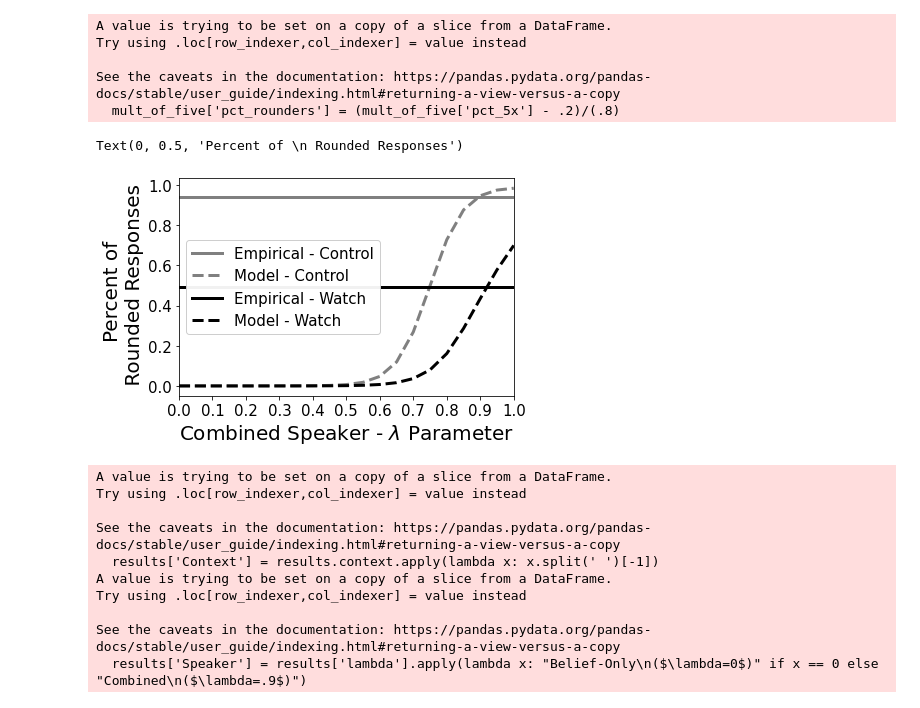
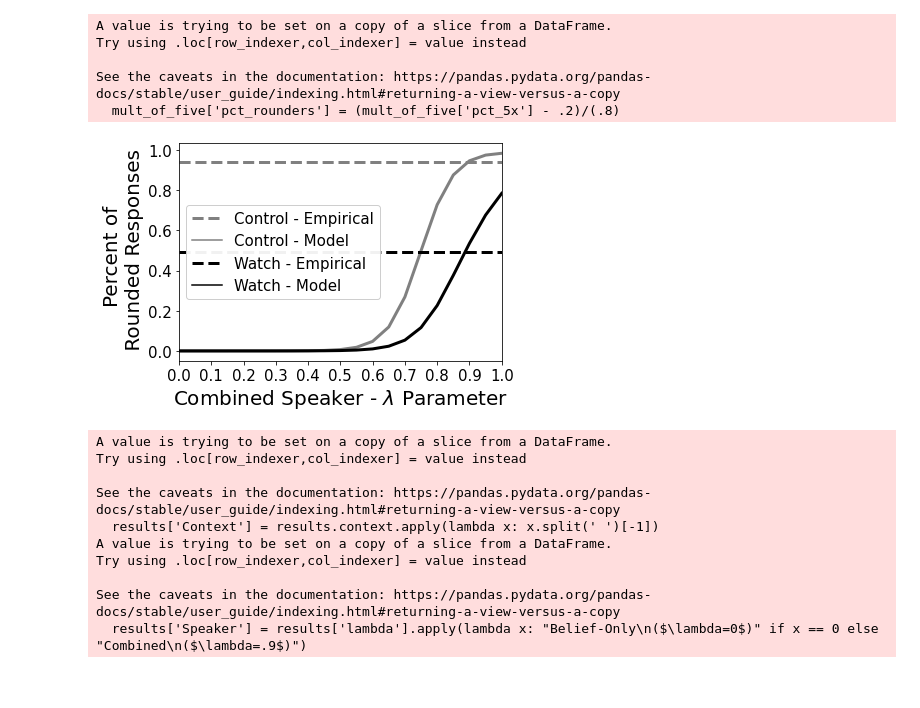
Before and after one commit to tsumers/relevance, a Jupyter notebook: simulation-analysis.ipynb, the cells around one changed output. Cells and saved outputs as stored; diff of their text form; code cells hidden in the pictures.

Commit message:
simulation updates from author response

```diff
--- a/simulation-analysis.ipynb
+++ b/simulation-analysis.ipynb
@@ -96,0 +190,12 @@ for i, ax in enumerate(g.axes.flat):
+# %%
+data = json.load(open('ex2-grid-results.json'))
+ex2_sweep_df = load_results(data)
+ex2_sweep_df.rename({'response_time':'lecture_start'}, axis=1, inplace=True)
+
+# No utterance costs
+ex2_sweep_df = ex2_sweep_df[~ex2_sweep_df.includeUttCost]
+
+# Round lambdas
+ex2_sweep_df['lambda'] = ex2_sweep_df['lambda'].round(1)
+
+late_prob = ex2_sweep_df[ex2_sweep_df.lecture_start == '5:05']
@@ -119,10 +302,10 @@ script = '{} --require webppl-json'.format(ex3_path)
 # %% [output]
 undefined
 # %%
-data = json.load(open('ex3-results-regular.json'))
+data = json.load(open('ex3-results-regular-new.json'))
 df_regular = load_results(data)
-df_regular['context'] = 'Model - Control'
+df_regular['context'] = 'Control - Model'
 
 data = json.load(open('ex3-results-watch-setting.json'))
 df_watch = load_results(data)
-df_watch['context'] = 'Model - Watch'
+df_watch['context'] = 'Watch - Model'
@@ -129,7 +328,7 @@ df_watch['context'] = 'Model - Watch'
 # %%
 df = pd.concat([df_regular, df_watch])
 df['5x_resp'] = df.response_time % 5 == 0
-df['lambda'] = df['lambda'].round(2)
+df['lambda'] = df['lambda'].round(3)
 # %%
 multiples_by_params = df.groupby(['alpha', 'lambda', 'context', '5x_resp']).prob.sum() / 5
 
@@ -145,35 +344,39 @@ Try using .loc[row_indexer,col_indexer] = value instead
 See the caveats in the documentation: https://pandas.pydata.org/pandas-docs/stable/user_guide/indexing.html#returning-a-view-versus-a-copy
   mult_of_five['pct_rounders'] = (mult_of_five['pct_5x'] - .2)/(.8)
 # %%
-ax = sns.lineplot(data=mult_of_five, x='lambda', y='pct_rounders', hue='context',
-             palette=['gray', 'k'], linewidth=3, linestyle='--')
+to_plot = mult_of_five[mult_of_five.alpha==10]
+ax = sns.lineplot(data=to_plot, x='lambda', y='pct_rounders', hue='context',
+             palette=['gray', 'k'], linewidth=3)
 
-ax.axhline(.94, c='gray', label='Empirical - Control', linewidth=3)
-ax.axhline(.49, c='k', label='Empirical - Watch', linewidth=3)
+ax.axhline(.94, c='gray', label='Control - Empirical', linewidth=3, linestyle='--')
+ax.axhline(.49, c='k', label='Watch - Empirical', linewidth=3,  linestyle='--')
 
 handles, labels = plt.gca().get_legend_handles_labels()
 order = [2,0,3,1]
 
 #add legend to plot
 leg = plt.legend([handles[idx] for idx in order],[labels[idx] for idx in order],
                  loc=6, fontsize=15, framealpha=.95)
 
 # leg = plt.legend()
 
-leg.get_lines()[1].set_linewidth(3)
-leg.get_lines()[1].set_linestyle('--')
-leg.get_lines()[3].set_linewidth(3)
-leg.get_lines()[3].set_linestyle('--')
+leg.get_lines()[0].set_linewidth(3)
+leg.get_lines()[0].set_linestyle('--')
+leg.get_lines()[2].set_linewidth(3)
+leg.get_lines()[2].set_linestyle('--')
 
 plt.xlim(0, 1)
 plt.xticks(np.arange(0, 1.1, step=0.1), fontsize=15);
 plt.yticks(np.arange(0, 1.1, step=0.2), fontsize=15);
 
 plt.gca().set_xlabel("Combined Speaker - $\lambda$ Parameter", size=20)
 plt.gca().set_ylabel("Percent of \n Rounded Responses", size=20)
+
+
+plt.tight_layout()
+plt.savefig('figures/appendix/appdx-simulations-watch-time-rounding-parameters.pdf')
 # %% [output]
-Text(0, 0.5, 'Percent of \n Rounded Responses')
-[figure, old version]
+[figure, new version]
 # %%
 results = mult_of_five[mult_of_five['lambda'].isin([0, .9])]
 
```
Also changed, not shown: parts of 20 cells of this notebook, 3 other files.
